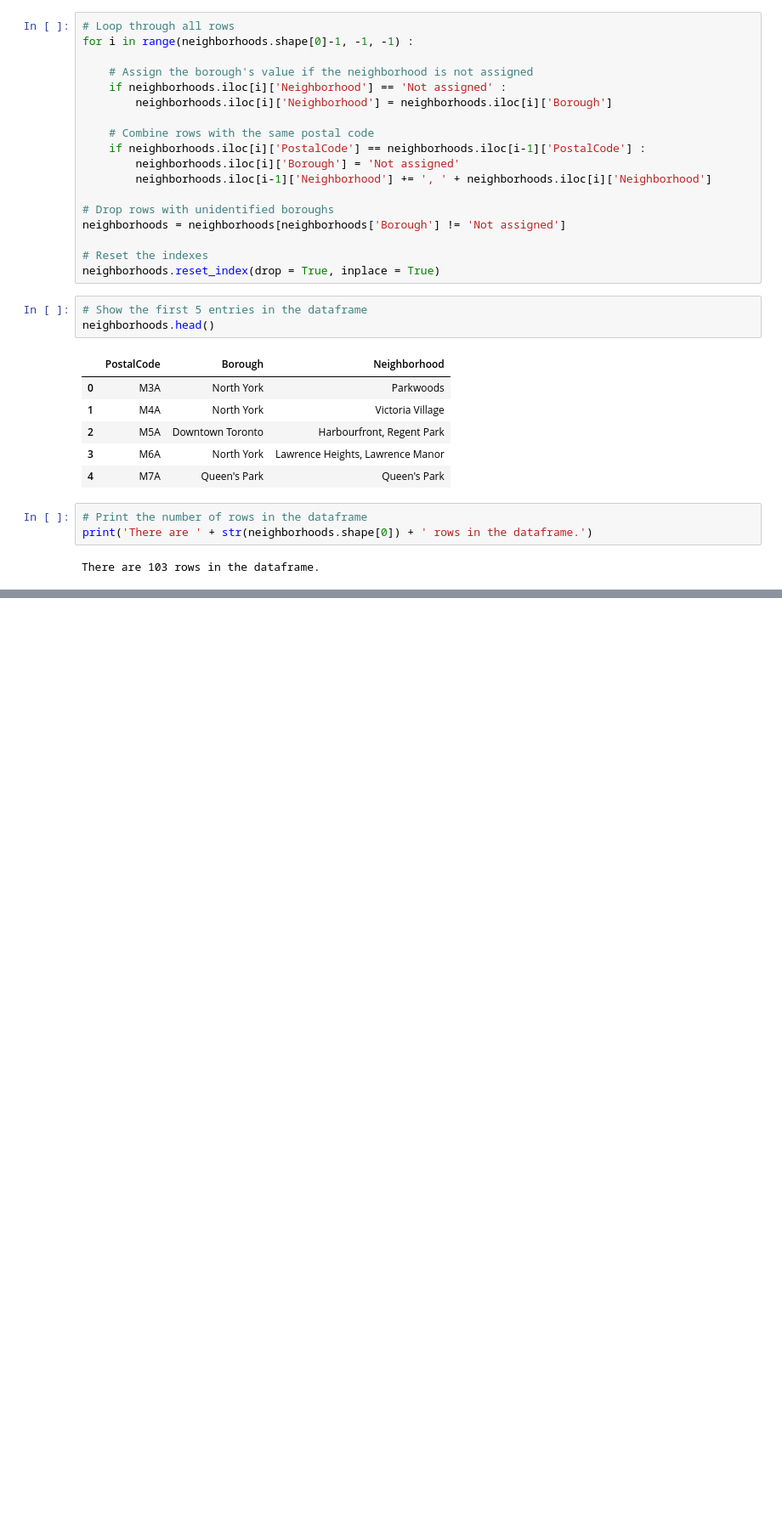
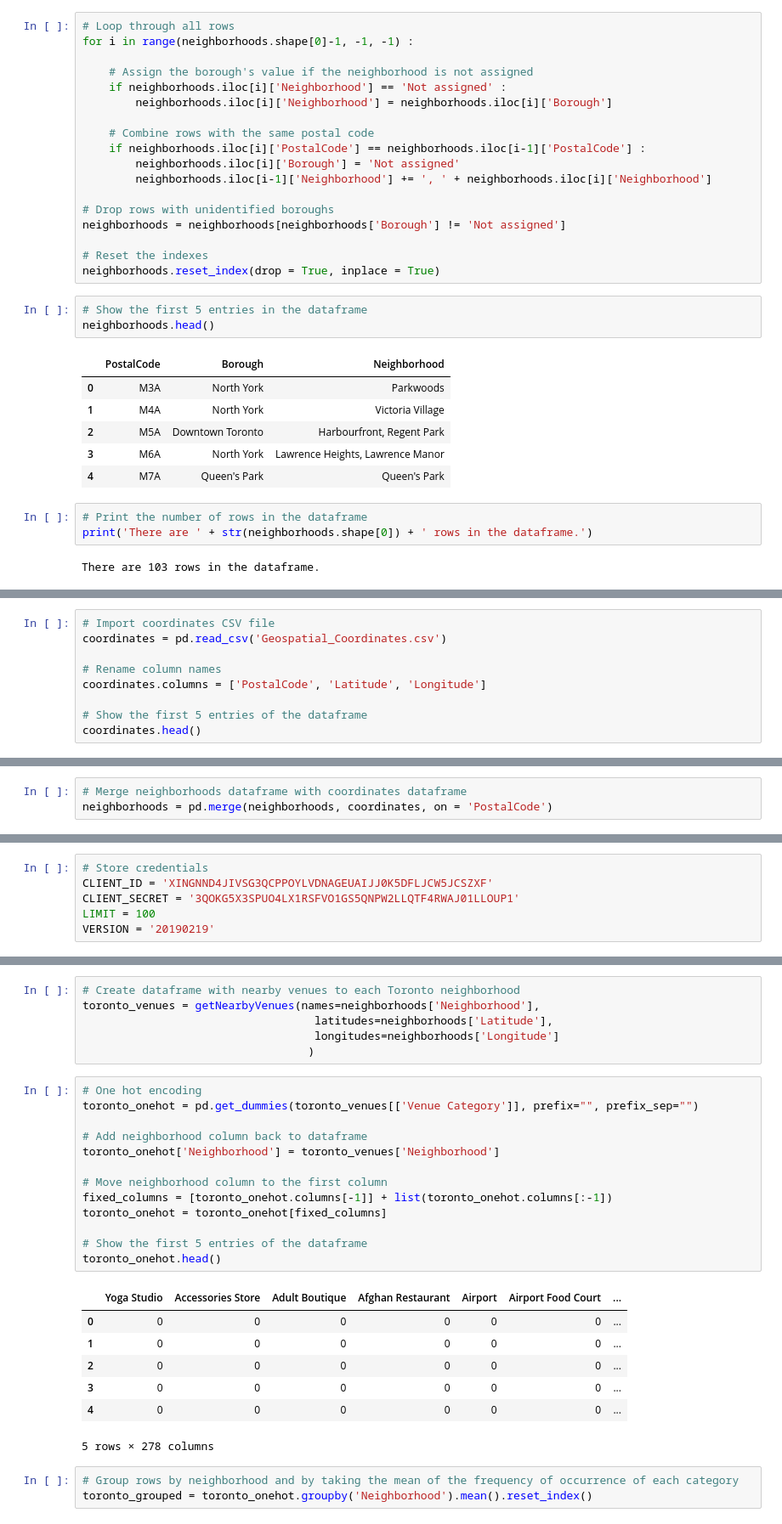
Before and after one commit to alexis-raymond/Coursera_Capstone, a Jupyter notebook: Segmenting and Clustering Neighborhoods in Toronto.ipynb, the cells around one changed output, grey strips where cells are left out. Shown at 85% size. Saved outputs shown, nothing was run; the diff lists cells and outputs as text; blank space fills up the shorter version.

```diff
--- a/Segmenting and Clustering Neighborhoods in Toronto.ipynb
+++ b/Segmenting and Clustering Neighborhoods in Toronto.ipynb
@@ -116,0 +120,9 @@ There are 103 rows in the dataframe.
+# %%
+# Import coordinates CSV file
+coordinates = pd.read_csv('Geospatial_Coordinates.csv')
+
+# Rename column names
+coordinates.columns = ['PostalCode', 'Latitude', 'Longitude']
+
+# Show the first 5 entries of the dataframe
+coordinates.head()
@@ -116,0 +136,3 @@ There are 103 rows in the dataframe.
+# %%
+# Merge neighborhoods dataframe with coordinates dataframe
+neighborhoods = pd.merge(neighborhoods, coordinates, on = 'PostalCode')
@@ -116,0 +151,6 @@ There are 103 rows in the dataframe.
+# %%
+# Store credentials
+CLIENT_ID = 'XINGNND4JIVSG3QCPPOYLVDNAGEUAIJJ0K5DFLJCW5JCSZXF'
+CLIENT_SECRET = '3QOKG5X3SPUO4LX1RSFVO1GS5QNPW2LLQTF4RWAJ01LLOUP1'
+LIMIT = 100
+VERSION = '20190219'
@@ -116,0 +202,30 @@ There are 103 rows in the dataframe.
+# %%
+# Create dataframe with nearby venues to each Toronto neighborhood
+toronto_venues = getNearbyVenues(names=neighborhoods['Neighborhood'],
+                                   latitudes=neighborhoods['Latitude'],
+                                   longitudes=neighborhoods['Longitude']
+                                  )
+# %%
+# One hot encoding
+toronto_onehot = pd.get_dummies(toronto_venues[['Venue Category']], prefix="", prefix_sep="")
+
+# Add neighborhood column back to dataframe
+toronto_onehot['Neighborhood'] = toronto_venues['Neighborhood']
+
+# Move neighborhood column to the first column
+fixed_columns = [toronto_onehot.columns[-1]] + list(toronto_onehot.columns[:-1])
+toronto_onehot = toronto_onehot[fixed_columns]
+
+# Show the first 5 entries of the dataframe
+toronto_onehot.head()
+# %% [output]
+|  | Yoga Studio | Accessories Store | Adult Boutique | Afghan Restaurant | Airport | Airport Food Court | ... |
+| 0 | 0 | 0 | 0 | 0 | 0 | 0 | ... |
+| 1 | 0 | 0 | 0 | 0 | 0 | 0 | ... |
+| 2 | 0 | 0 | 0 | 0 | 0 | 0 | ... |
+| 3 | 0 | 0 | 0 | 0 | 0 | 0 | ... |
+| 4 | 0 | 0 | 0 | 0 | 0 | 0 | ... |
+5 rows × 278 columns
+# %%
+# Group rows by neighborhood and by taking the mean of the frequency of occurrence of each category
+toronto_grouped = toronto_onehot.groupby('Neighborhood').mean().reset_index()
```
Also changed, not shown: parts of 8 cells of this notebook.
